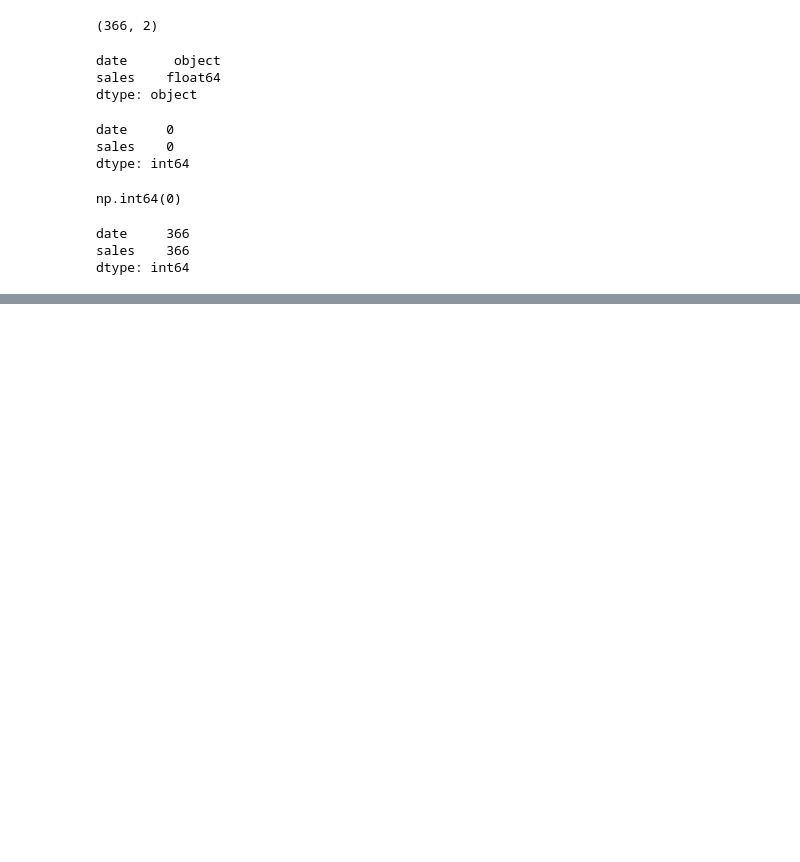
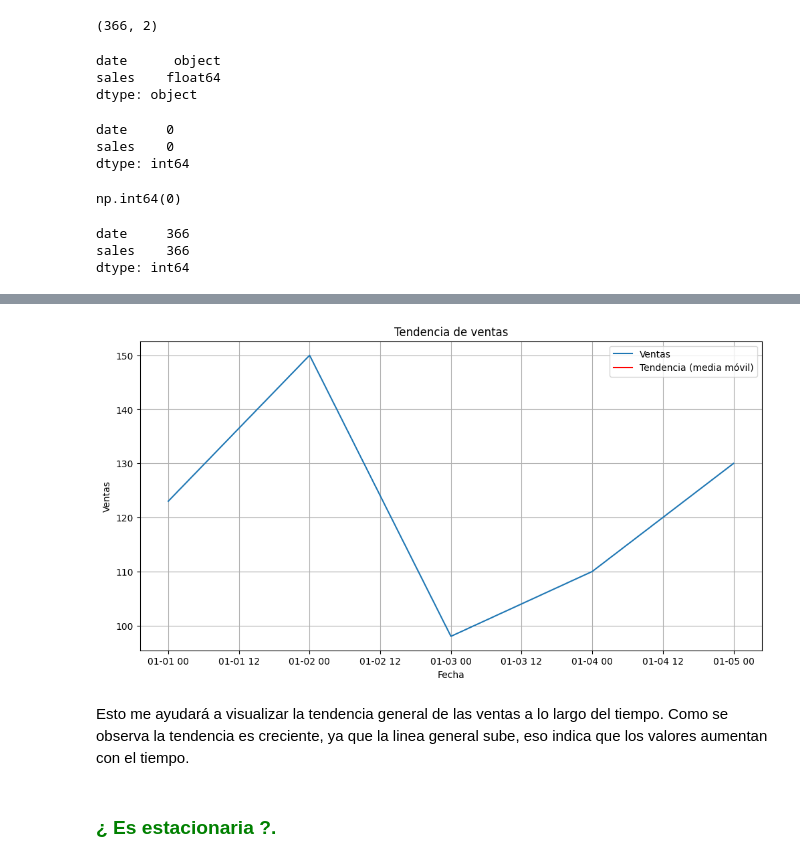
Before and after one commit to 4GeeksAcademy/infoasir20-primer-algoritmo, a Jupyter notebook: src/10-time-series-forecasting.ipynb, the cells around one changed output, grey strips where cells are left out. Saved outputs shown, nothing was run; the diff lists cells and outputs as text; code cells hidden in the pictures; blank space fills up the shorter version.

```diff
--- a/src/10-time-series-forecasting.ipynb
+++ b/src/10-time-series-forecasting.ipynb
@@ -45,0 +124,18 @@ dtype: int64
+# %%
+df['sales_ma'] = df['sales'].rolling(window=7).mean()  # Media móvil de 7 días
+plt.figure(figsize=(12, 6))
+plt.plot(df['sales'], label='Ventas')
+plt.plot(df['sales_ma'], label='Tendencia (media móvil)', color='red')
+plt.title('Tendencia de ventas')
+plt.xlabel('Fecha')
+plt.ylabel('Ventas')
+plt.legend()
+plt.grid(True)
+plt.show()
+# %% [output]
+[figure, added]
+# %% [markdown]
+Esto me ayudará a visualizar la tendencia general de las ventas a lo largo del tiempo.
+Como se observa la tendencia es creciente, ya que la linea general sube, eso indica que los valores aumentan con el tiempo.
+# %% [markdown]
+### <span style="color: green;">¿ Es estacionaria ?.</span>
```
Also changed, not shown: parts of 25 cells of this notebook, 1 other file.
